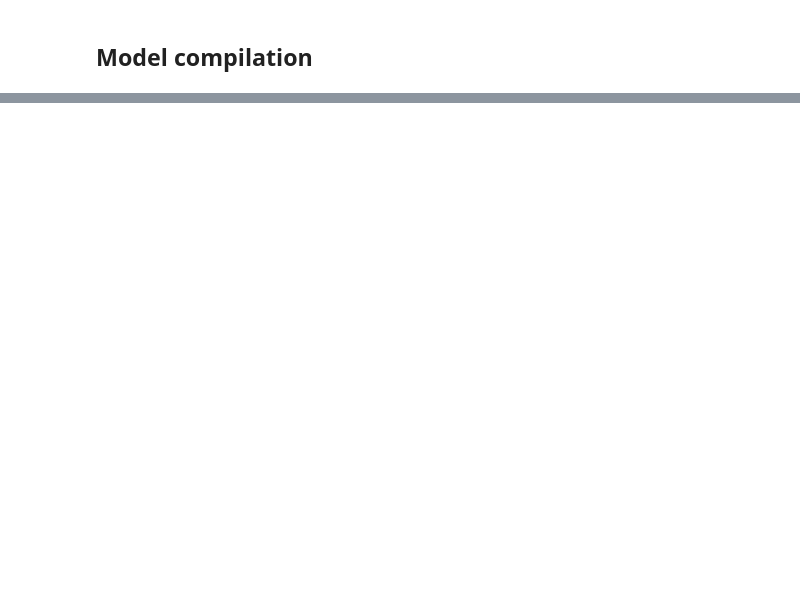
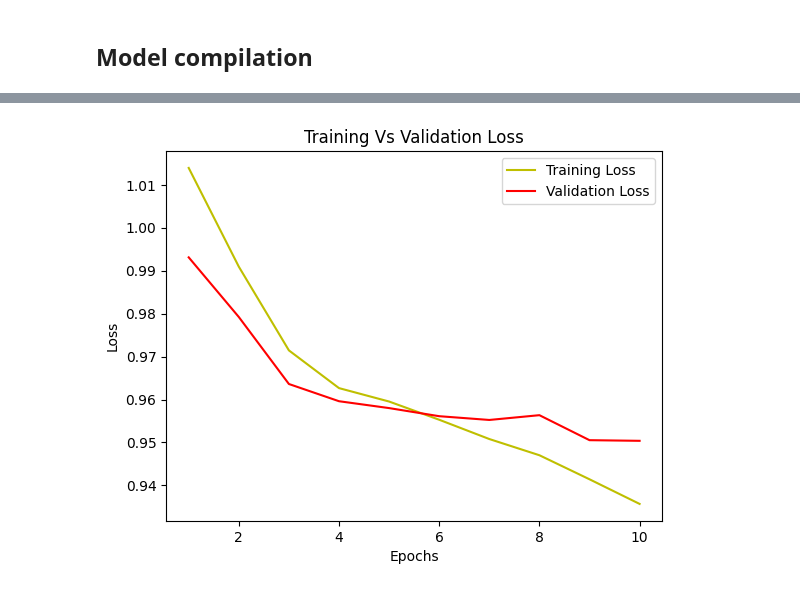
Before and after one commit to HibaIbrahimi/Satellite_imagery_segmentation, a Jupyter notebook: Satellite_imagery_segmentation.ipynb, the cells around one changed output, grey strips where cells are left out. Saved outputs shown, nothing was run; the diff lists cells and outputs as text; code cells hidden in the pictures; blank space fills up the shorter version.

```diff
--- a/Satellite_imagery_segmentation.ipynb
+++ b/Satellite_imagery_segmentation.ipynb
@@ -641,0 +827,8 @@ Model: "functional_1"
+# %%
+model_history = model.fit(x_train, y_train,
+                          batch_size=16,
+                          verbose=1,
+                          epochs=10,
+                          validation_data=(x_test, y_test),
+                          callbacks=[WandbCallback()],
+                          shuffle=False)
@@ -641,0 +898,2 @@ Model: "functional_1"
+# %%
+history_a = model_history
@@ -641,0 +920,13 @@ Model: "functional_1"
+# %%
+loss = history_a.history['loss']
+val_loss = history_a.history['val_loss']
+epochs = range(1, len(loss) + 1)
+plt.plot(epochs, loss, 'y', label="Training Loss")
+plt.plot(epochs, val_loss, 'r', label="Validation Loss")
+plt.title("Training Vs Validation Loss")
+plt.xlabel("Epochs")
+plt.ylabel("Loss")
+plt.legend()
+plt.show()
+# %% [output]
+[figure, added]
```
Also changed, not shown: parts of 48 cells of this notebook.
